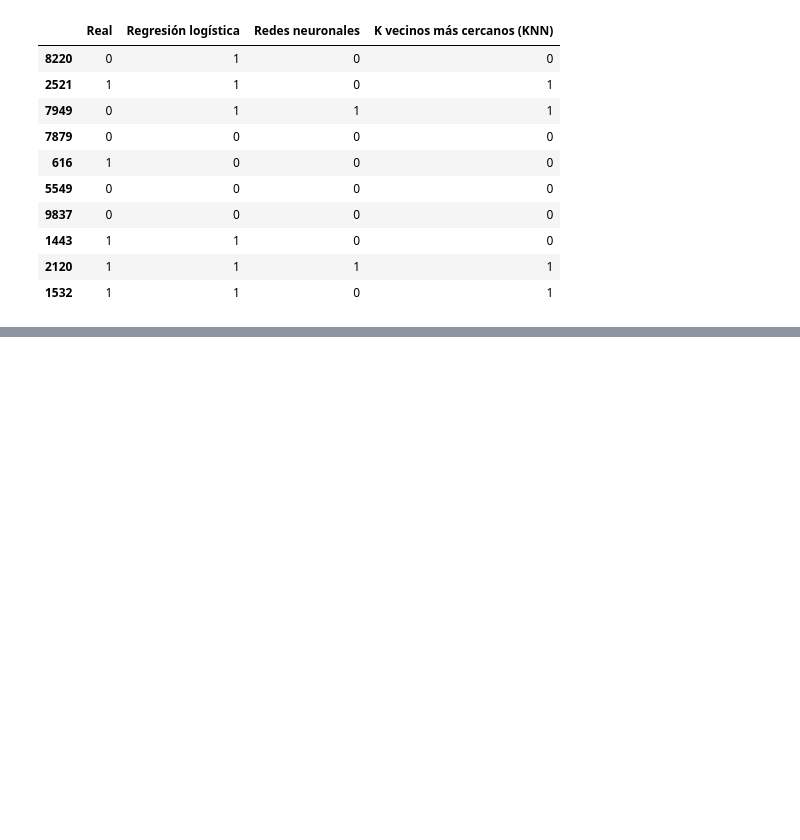
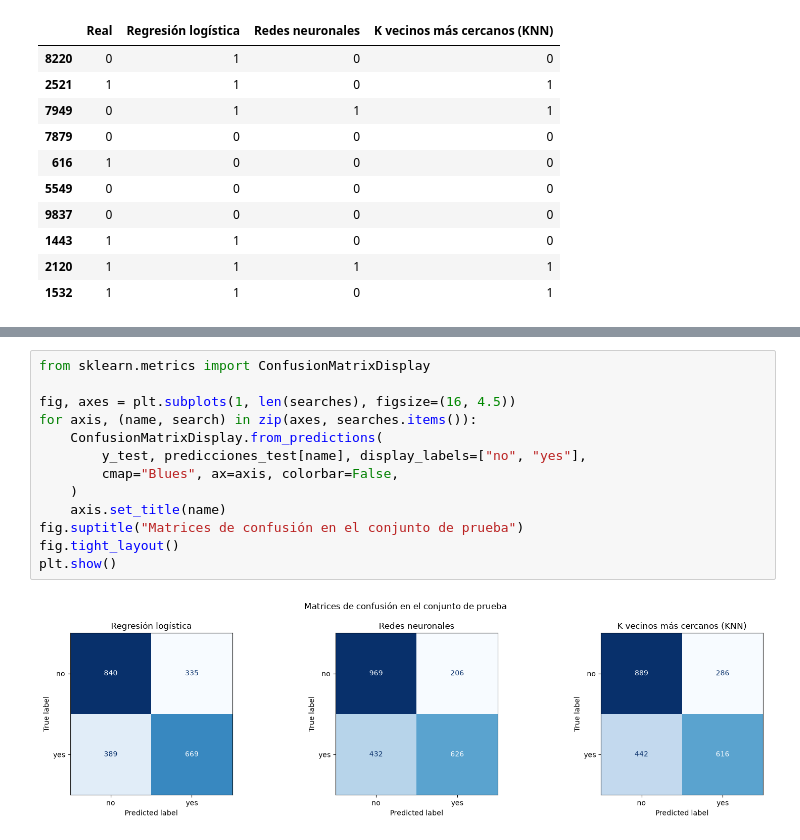
Before and after one commit to alex72hD/ComparacionDeClasificadores, a Jupyter notebook: notebooks/Clasificadores.ipynb, the cells around one changed output, grey strips where cells are left out. Drawn from its saved outputs; the diff is of its cells as text; blank space fills up the shorter version.

Commit message:
Se agregan matrices de confusión, gráficos comparativos, tabla final y conclusiones

```diff
--- a/notebooks/Clasificadores.ipynb
+++ b/notebooks/Clasificadores.ipynb
@@ -432,0 +437,15 @@ Predicciones de prueba (primeras 10 filas):
+# %%
+from sklearn.metrics import ConfusionMatrixDisplay
+
+fig, axes = plt.subplots(1, len(searches), figsize=(16, 4.5))
+for axis, (name, search) in zip(axes, searches.items()):
+    ConfusionMatrixDisplay.from_predictions(
+        y_test, predicciones_test[name], display_labels=["no", "yes"],
+        cmap="Blues", ax=axis, colorbar=False,
+    )
+    axis.set_title(name)
+fig.suptitle("Matrices de confusión en el conjunto de prueba")
+fig.tight_layout()
+plt.show()
+# %% [output]
+[figure, added]
```
Also changed, not shown: parts of 6 cells of this notebook.
